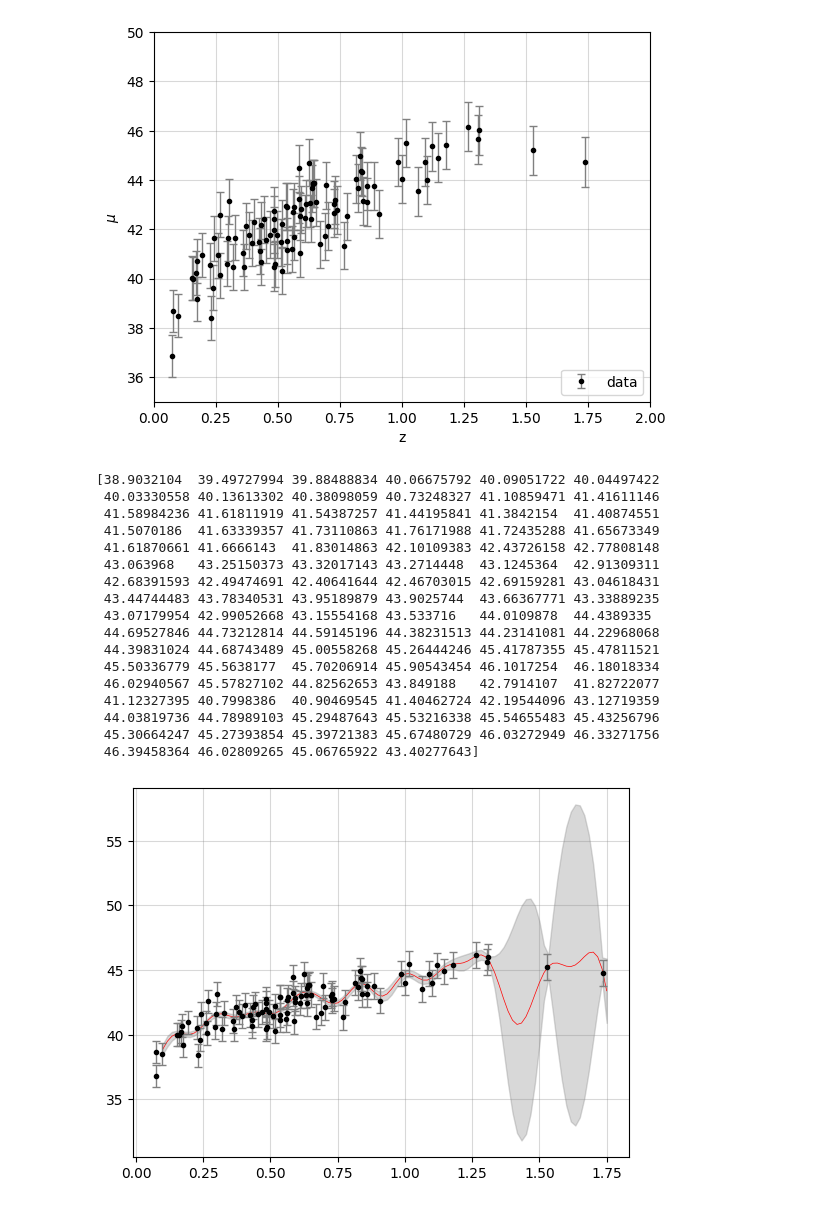
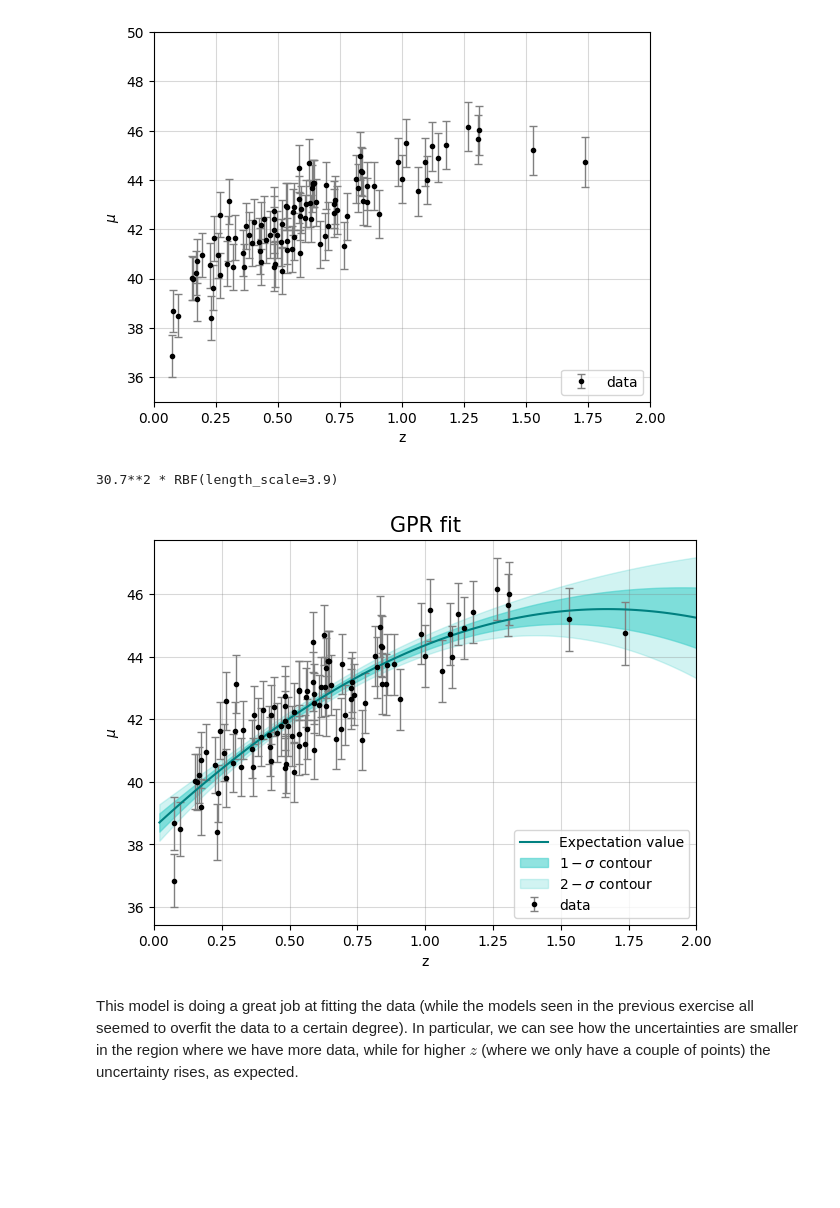
Before and after one commit to Alice-Palladino/astrostatistics_bicocca_2024, a Jupyter notebook: working/L18 - Supernovae distances and redshifts (part 2).ipynb, the cells around one changed output. Drawn from its saved outputs; the diff is of its cells as text; code cells hidden in the pictures; blank space fills up the shorter version.

```diff
--- a/working/L18 - Supernovae distances and redshifts (part 2).ipynb
+++ b/working/L18 - Supernovae distances and redshifts (part 2).ipynb
@@ -18,40 +46,35 @@ plt.show()
 # %% [output]
 [figure]
 # %%
-from sklearn.gaussian_process import GaussianProcessRegressor, kernels
-import numpy as np
+grid = np.linspace(0, 2, 100)[1:]
 
-kernel3 = kernels.RBF(5, (0.1, 1.75))
-gp3 = GaussianProcessRegressor(kernel=kernel3, alpha=(dmu / mu_sample) ** 2, random_state=0)
+kernel = kernels.ConstantKernel(1.0, (1e-3, 1e3)) * kernels.RBF(1.0, (1e-3, 1e3))
+gp = GaussianProcessRegressor(kernel=kernel, alpha=dmu**2)
 
-x = np.linspace(0.1, 1.75, 100)
+gp.fit(z_sample[:, np.newaxis], mu_sample[:, np.newaxis])
+mu_pred, sigma_pred = gp.predict(grid[:, np.newaxis], return_std=True)
 
-gp3.fit(z_sample[:, None], mu_sample[:, None])
-f3, f3_err = gp3.predict(x[:, None], return_std=True)
-print(f3)
-
-plt.plot(x, f3, ls = '-', color = 'red', lw = 0.5)
-plt.fill_between(x, f3 - 20 * f3_err, f3 + 20 * f3_err, color='gray', alpha=0.3)
-plt.errorbar(z_sample, mu_sample, dmu, fmt='.k', ecolor='gray', capsize=3, lw=1, ms=6)
-plt.grid(c='grey', alpha = 0.3)
-
-plt.show()
+print(gp.kernel_)
 # %% [output]
-[38.9032104  39.49727994 39.88488834 40.06675792 40.09051722 40.04497422
- 40.03330558 40.13613302 40.38098059 40.73248327 41.10859471 41.41611146
- 41.58984236 41.61811919 41.54387257 41.44195841 41.3842154  41.40874551
- 41.5070186  41.63339357 41.73110863 41.76171988 41.72435288 41.65673349
- 41.61870661 41.6666143  41.83014863 42.10109383 42.43726158 42.77808148
- 43.063968   43.25150373 43.32017143 43.2714448  43.1245364  42.91309311
- 42.68391593 42.49474691 42.40641644 42.46703015 42.69159281 43.04618431
- 43.44744483 43.78340531 43.95189879 43.9025744  43.66367771 43.33889235
- 43.07179954 42.99052668 43.15554168 43.533716   44.0109878  44.4389335
- 44.69527846 44.73212814 44.59145196 44.38231513 44.23141081 44.22968068
- 44.39831024 44.68743489 45.00558268 45.26444246 45.41787355 45.47811521
- 45.50336779 45.5638177  45.70206914 45.90543454 46.1017254  46.18018334
- 46.02940567 45.57827102 44.82562653 43.849188   42.7914107  41.82722077
- 41.12327395 40.7998386  40.90469545 41.40462724 42.19544096 43.12719359
- 44.03819736 44.78989103 45.29487643 45.53216338 45.54655483 45.43256796
- 45.30664247 45.27393854 45.39721383 45.67480729 46.03272949 46.33271756
- 46.39458364 46.02809265 45.06765922 43.40277643]
+30.7**2 * RBF(length_scale=3.9)
-[figure, removed]
+# %%
+plt.figure(figsize=(7, 5))
+
+plt.errorbar(z_sample, mu_sample, dmu, fmt='.k', ecolor='gray', capsize=3, lw=1, label='data')
+
+plt.plot(grid, mu_pred, ls = '-', color = 'teal', lw = 1.5, label = 'Expectation value')
+plt.fill_between(grid, mu_pred - 1 * sigma_pred, mu_pred + 1 * sigma_pred, color='mediumturquoise', alpha=0.6, label = '$1-\\sigma$ contour')
+plt.fill_between(grid, mu_pred - 2 * sigma_pred, mu_pred + 2 * sigma_pred, color='mediumturquoise', alpha=0.25, label = '$2-\\sigma$ contour')
+
+plt.xlabel('z')
+plt.ylabel('$\\mu$')
+plt.title('GPR fit', fontsize = 15)
+plt.legend(loc='lower right')
+plt.grid(alpha=0.3, c='gray')
+plt.xlim(0,2)
+
+plt.show()
+# %% [output]
+[figure, added]
+# %% [markdown]
+This model is doing a great job at fitting the data (while the models seen in the previous exercise all seemed to overfit the data to a certain degree). In particular, we can see how the uncertainties are smaller in the region where we have more data, while for higher $z$ (where we only have a couple of points) the uncertainty rises, as expected.
```
Also changed, not shown: parts of 49 cells of this notebook.
